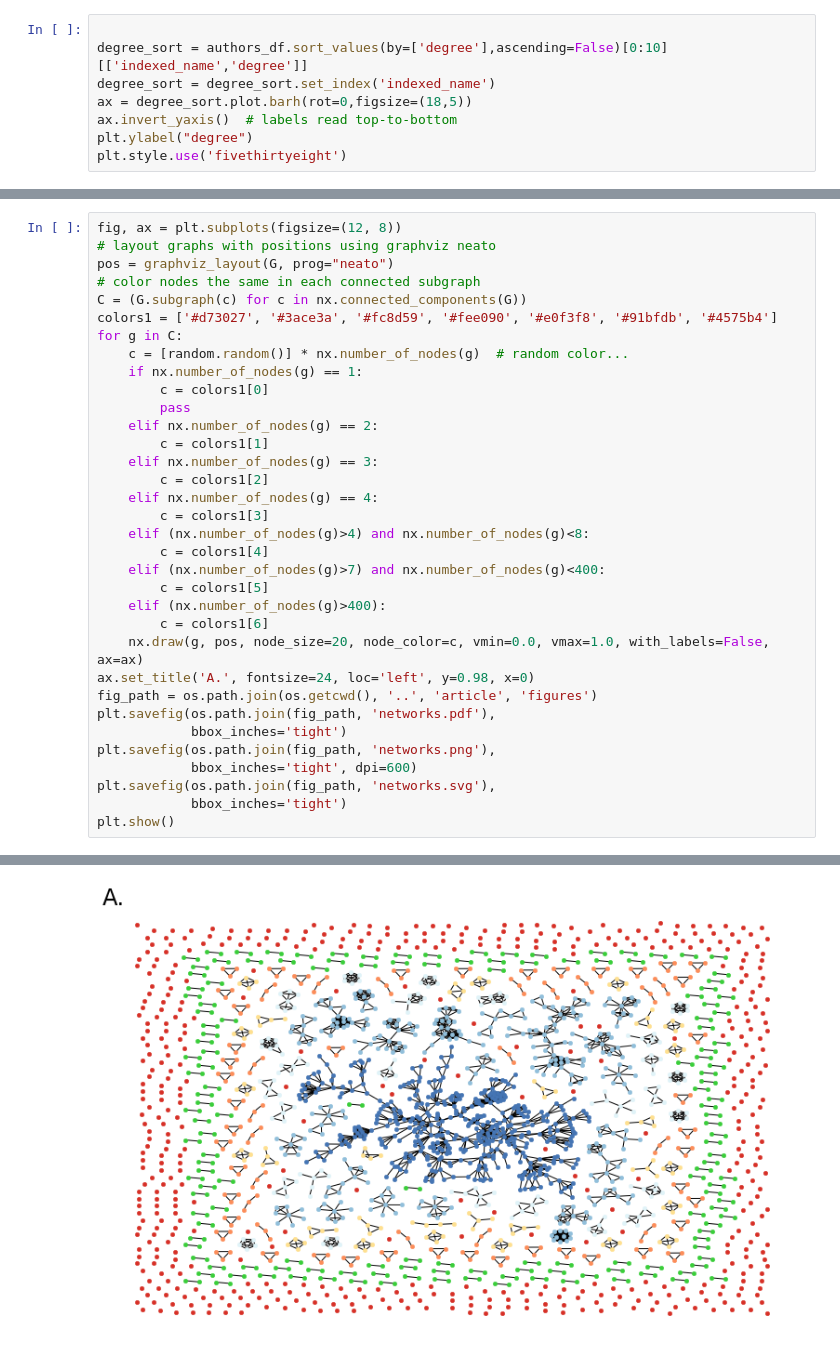
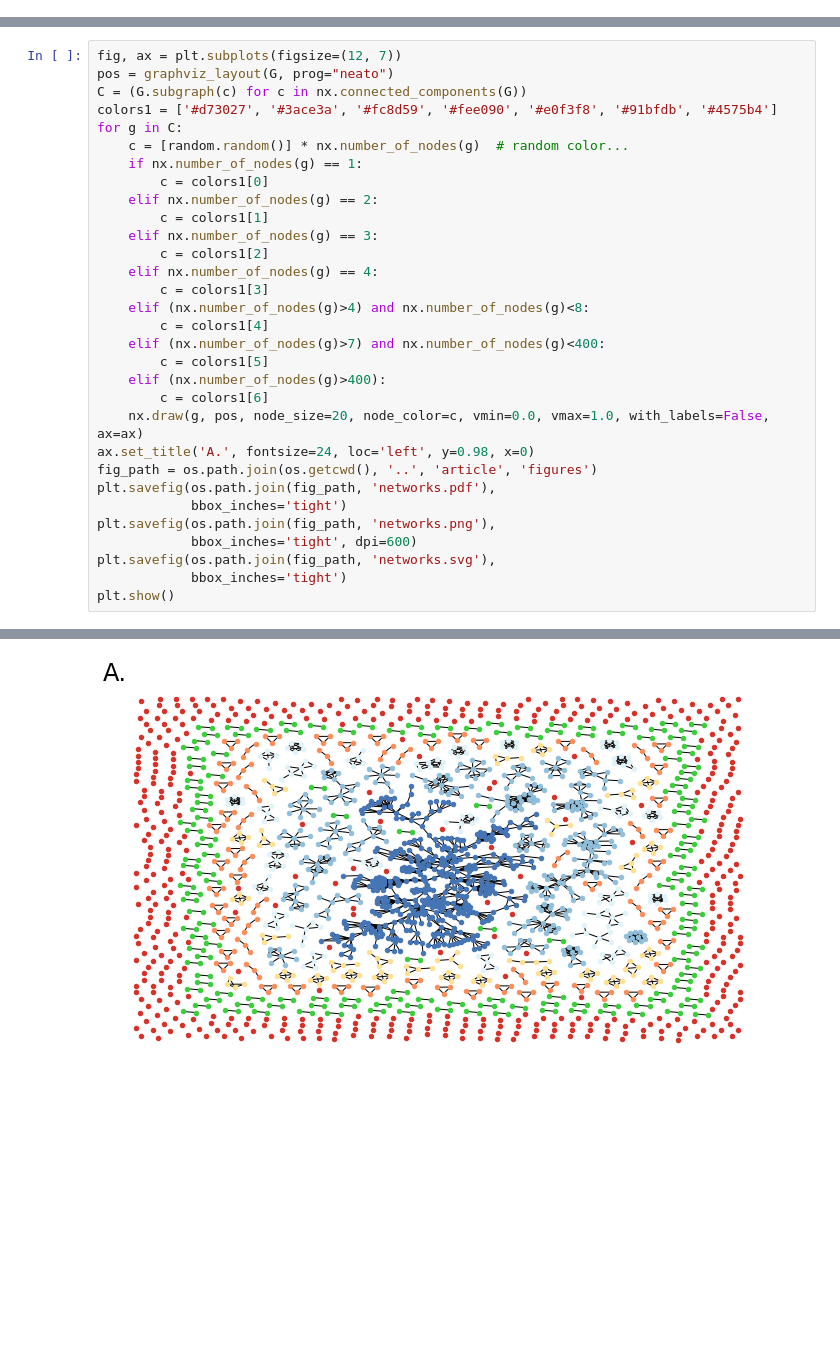
Before and after one commit to crahal/PopStudies_Review, a Jupyter notebook: src/networks.ipynb, the cells around one changed output, grey strips where cells are left out. Saved outputs shown, nothing was run; the diff lists cells and outputs as text; blank space fills up the shorter version.

```diff
--- a/src/networks.ipynb
+++ b/src/networks.ipynb
@@ -51,11 +29,3 @@ bet_measure = nx.betweenness_centrality(G)
 authors_df['degree'] = authors_df['authorid'].apply(lambda l: deg_measure[a_int_id.get(l)])
 authors_df['degree_cent'] = authors_df['authorid'].apply(lambda l: cent_measure[a_int_id.get(l)])
 authors_df['degree_bet'] = authors_df['authorid'].apply(lambda l: bet_measure.get(a_int_id.get(l)))
-# %%
-
-degree_sort = authors_df.sort_values(by=['degree'],ascending=False)[0:10][['indexed_name','degree']]
-degree_sort = degree_sort.set_index('indexed_name')
-ax = degree_sort.plot.barh(rot=0,figsize=(18,5))
-ax.invert_yaxis()  # labels read top-to-bottom
-plt.ylabel("degree")
-plt.style.use('fivethirtyeight')
@@ -134,15 +47,12 @@ plt.show()
 # %%
-fig, ax = plt.subplots(figsize=(12, 8))
-# layout graphs with positions using graphviz neato
+fig, ax = plt.subplots(figsize=(12, 7))
 pos = graphviz_layout(G, prog="neato")
-# color nodes the same in each connected subgraph
 C = (G.subgraph(c) for c in nx.connected_components(G))
 colors1 = ['#d73027', '#3ace3a', '#fc8d59', '#fee090', '#e0f3f8', '#91bfdb', '#4575b4']
 for g in C:
     c = [random.random()] * nx.number_of_nodes(g)  # random color...
     if nx.number_of_nodes(g) == 1:
         c = colors1[0]
-        pass
     elif nx.number_of_nodes(g) == 2:
         c = colors1[1]
     elif nx.number_of_nodes(g) == 3:
@@ -170 +79 @@ plt.show()
-[figure, old version]
+[figure, new version]
```
Also changed, not shown: parts of 19 cells of this notebook, 23 other files.
